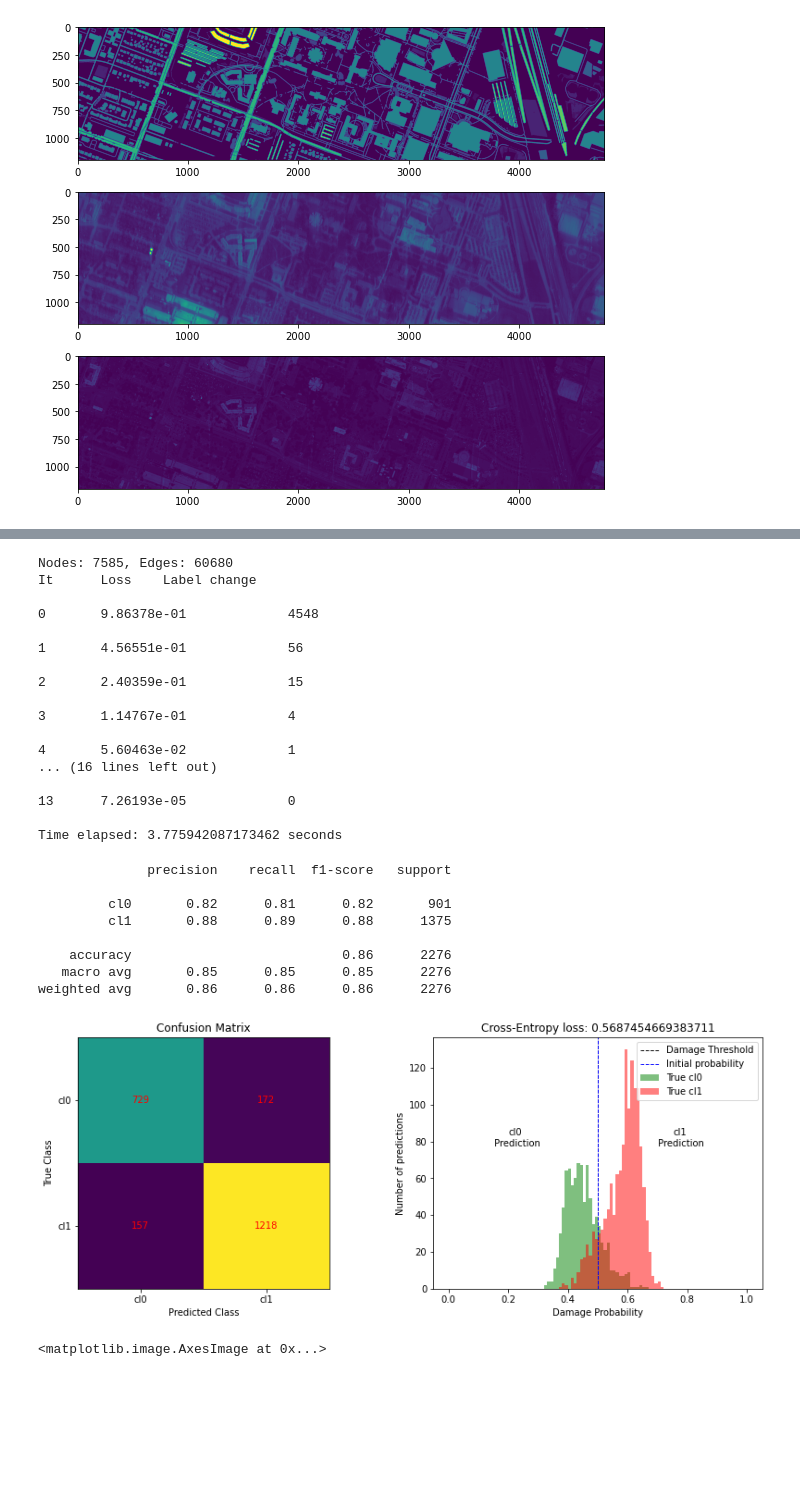
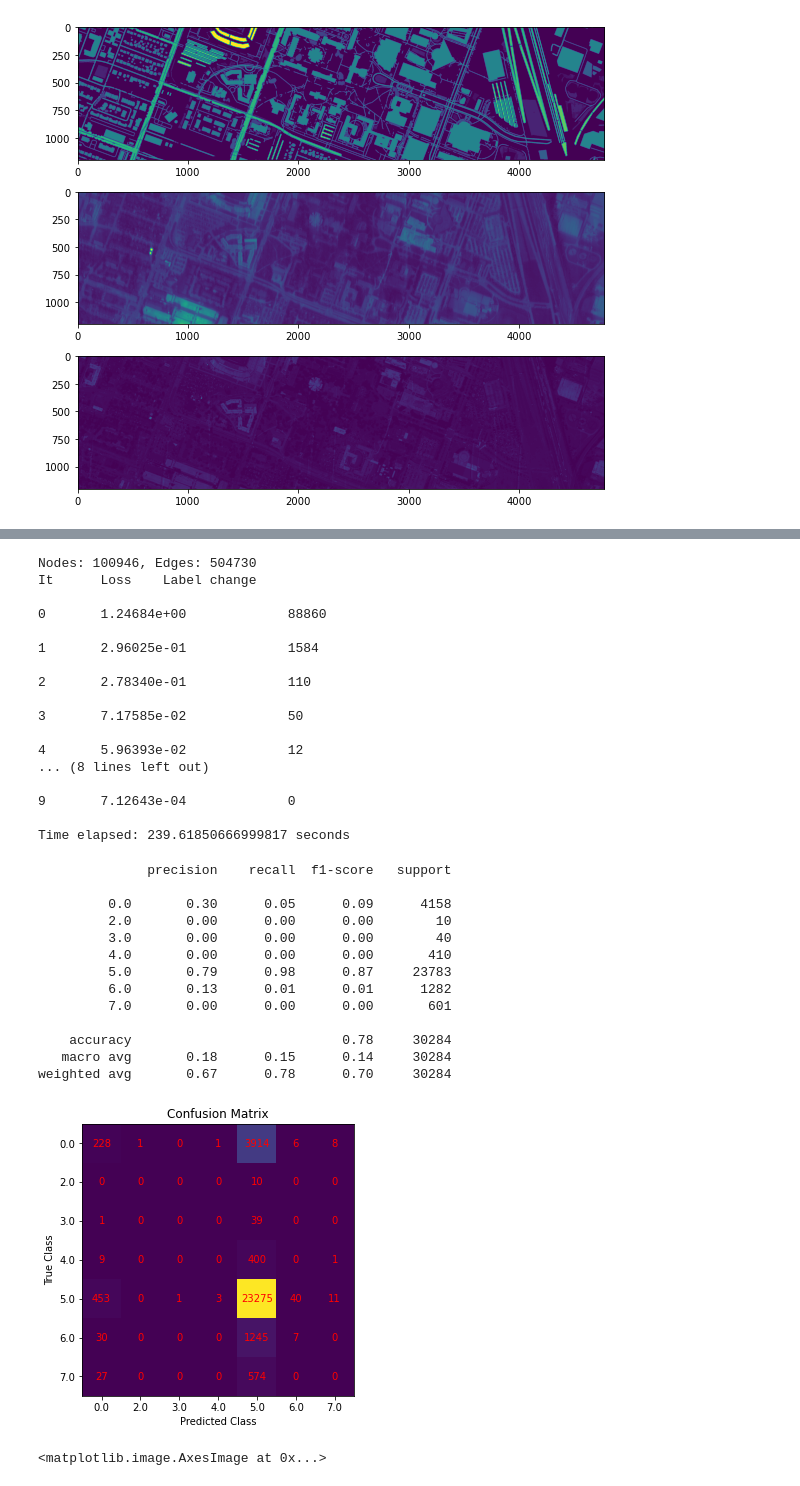
Before and after one commit to luke-scot/damage-assessment, a Jupyter notebook: run_netconf_houston.ipynb, the cells around one changed output, grey strips where cells are left out. Saved outputs shown, nothing was run; the diff lists cells and outputs as text; code cells hidden in the pictures; blank space fills up the shorter version.

```diff
--- a/run_netconf_houston.ipynb
+++ b/run_netconf_houston.ipynb
@@ -34,6 +39,7 @@ targets = ['cl0', 'cl1']
 labels, larr = ip.raster_to_df(labelFile)
 hs, hsarr = ip.raster_to_df(hsFile, value='amp', multidims=True, crop=True)
 radar, radararr = ip.raster_to_df(radarFile, value='phase', crop=True)
+processed = False
 
 # Plot values
 fig, axs = hf.create_subplots(3,1,[10,7])
@@ -71,75 +68,81 @@ dtype: int64
 # %%
 # Filter values for hyperspectral classes
-takeClasses = False
+takeClasses = True
 if takeClasses:
-    classesUsed = [list(clusterClass[0]), list(clusterClass[1])]
-    used = [i not in [0] for i in labels.values]
+    classesUsed, labelsCl, hsCl, radarCl = [], labels, hs, radar
+    for j in range(nClasses): classesUsed.append([i+1 for i, x in enumerate(list(clusterClasses)) if x==j])
 else:
     classesUsed = [[3,20],[6,15]]
     used = [i in [3,20,6,15] for i in labels.values]
+    labelsCl, hsCl, radarCl = labels[used], hs[used], radar[used]
 
 # Get geodatabase of every
-initial = hf.init_beliefs(hf.concat_dfs([hs[used][::skip],radar[used][::skip]]), columns=['green','built'], crs='EPSG:6577')
+initial = hf.init_beliefs(hf.concat_dfs([hsCl,radarCl]), classes=nClasses, crs=crs)
 
-geoLabels = hf.df_to_gdf(labels[used][::skip], columns=['class'], crs='EPSG:6577', reIndex=True)
-geoLabels['class'] = hf.group_classes(geoLabels['class'], classes = classesUsed, zeroNan = True)
+geoLabels = hf.df_to_gdf(labelsCl, columns=['class'], crs=crs, reIndex=True)
+geoLabels['class'] = hf.group_classes(geoLabels['class'], classesUsed)
 
 X_train, X_test, y_train, y_test = hf.train_test_split(geoLabels, column = 'class')
 
 nodes = hf.create_nodes(initial, X_train)
 
 # Assign prior beliefs from assessments
-priors = hf.prior_beliefs(nodes, decisions, confidence, column = 'class', beliefColumns = ['green', 'built'])
+priors = prior_beliefs(nodes, beliefColumns = initial.columns[-nClasses-1:-1], beliefs=confidence)
 
-# Create edges
-edges = hf.create_edges(nodes, adjacent=adjacent, geo_neighbors=geoNeighbours, values=[nodes.columns[:-6], ['phase']] if phase else False, neighbours=neighbours)
+# # # Create edges
+edges = hf.create_edges(nodes, adjacent=adjacent, geo_neighbors=geoNeighbours, values=[nodes.columns[:50], ['phase']] if phase else False, neighbours=neighbours)
 # %%
 # Run belief propagation
-beliefs, _ = nc.netconf(edges,priors,verbose=True,limit=1e-4)
+beliefs, _ = nc.netconf(edges,priors,verbose=True,limit=1e-3)
 # %% [output]
-Nodes: 7585, Edges: 60680
+Nodes: 100946, Edges: 504730
 It      Loss    Label change
 
-0       9.86378e-01             4548
+0       1.24684e+00             88860
 
-1       4.56551e-01             56
+1       2.96025e-01             1584
 
-2       2.40359e-01             15
+2       2.78340e-01             110
 
-3       1.14767e-01             4
+3       7.17585e-02             50
 
-4       5.60463e-02             1
-... (16 lines left out)
+4       5.96393e-02             12
+... (8 lines left out)
 
-13      7.26193e-05             0
+9       7.12643e-04             0
 
-Time elapsed: 3.775942087173462 seconds
+Time elapsed: 239.61850666999817 seconds
 # %%
 # Evaluation Metrics
 # Get y_true vs y_pred for test set
-y_true, y_pred = hf.get_labels(initial, X_test, beliefs, decisions, column='class')
+y_true, y_pred = hf.get_labels(initial, X_test, beliefs, column='class')
 
 # Classification metrics
-yp_clf, classes = hf.class_metrics(y_true, y_pred, targets)
+yp_clf, classes = hf.class_metrics(y_true, y_pred)
 
-fig, axs = hf.create_subplots(1,2, figsize=[14,5])
+fig, axs = hf.create_subplots(1,2 if nClasses == 2 else 1, figsize=[14,5])
 # Confusion matrix
 axs = hf.confusion_matrix(axs, y_true, yp_clf, classes)
 
 # Cross entropy / Confidence metrics
-axs = hf.cross_entropy_metrics(axs, y_true, y_pred, classes)
+if nClasses == 2: axs = hf.cross_entropy_metrics(axs, y_true, y_pred, classes)
 
 hf.show_plot()
 # %% [output]
               precision    recall  f1-score   support
 
-         cl0       0.82      0.81      0.82       901
-         cl1       0.88      0.89      0.88      1375
+         0.0       0.30      0.05      0.09      4158
+         2.0       0.00      0.00      0.00        10
+         3.0       0.00      0.00      0.00        40
+         4.0       0.00      0.00      0.00       410
+         5.0       0.79      0.98      0.87     23783
+         6.0       0.13      0.01      0.01      1282
+         7.0       0.00      0.00      0.00       601
 
-    accuracy                           0.86      2276
-   macro avg       0.85      0.85      0.85      2276
-weighted avg       0.86      0.86      0.86      2276
+    accuracy                           0.78     30284
+   macro avg       0.18      0.15      0.14     30284
+weighted avg       0.67      0.78      0.70     30284
-[figure, old version]
+[figure, new version]
 # %%
 # Save figure
 hf.save_plot(fig, 'results/Houston_adj{}{}_ps{}{}_cl{}'.format(str(adjacent),str(geoNeighbours),str(phase),str(neighbours),str(classesUsed)))#,str(pca),str(comp),cluster))
```
Also changed, not shown: parts of 2 cells of this notebook, 1 other file.
